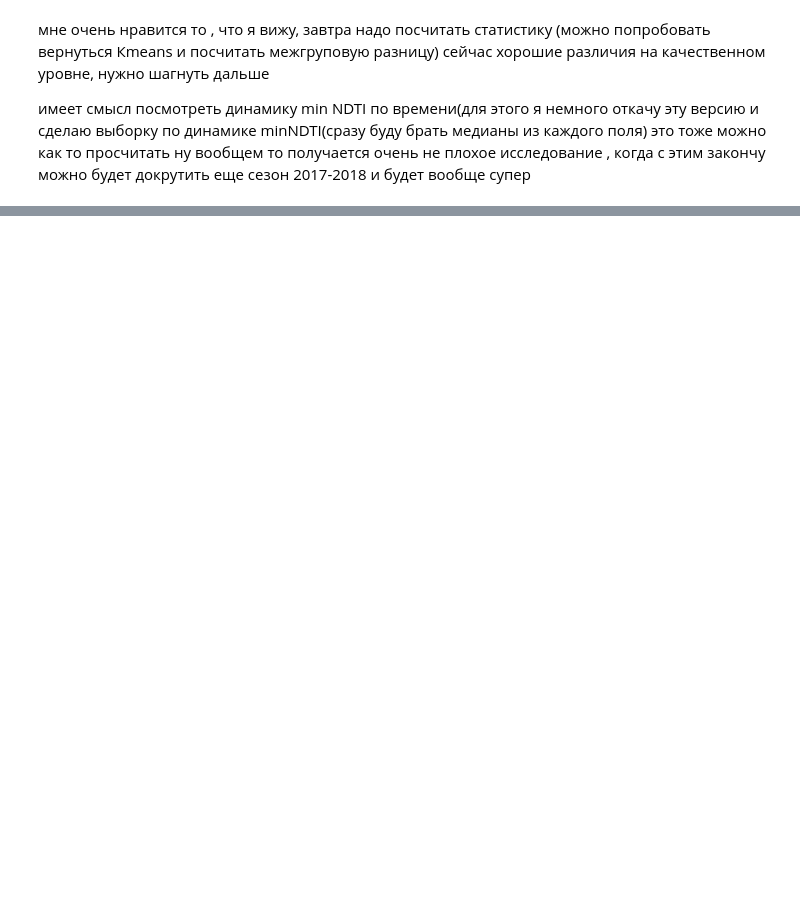
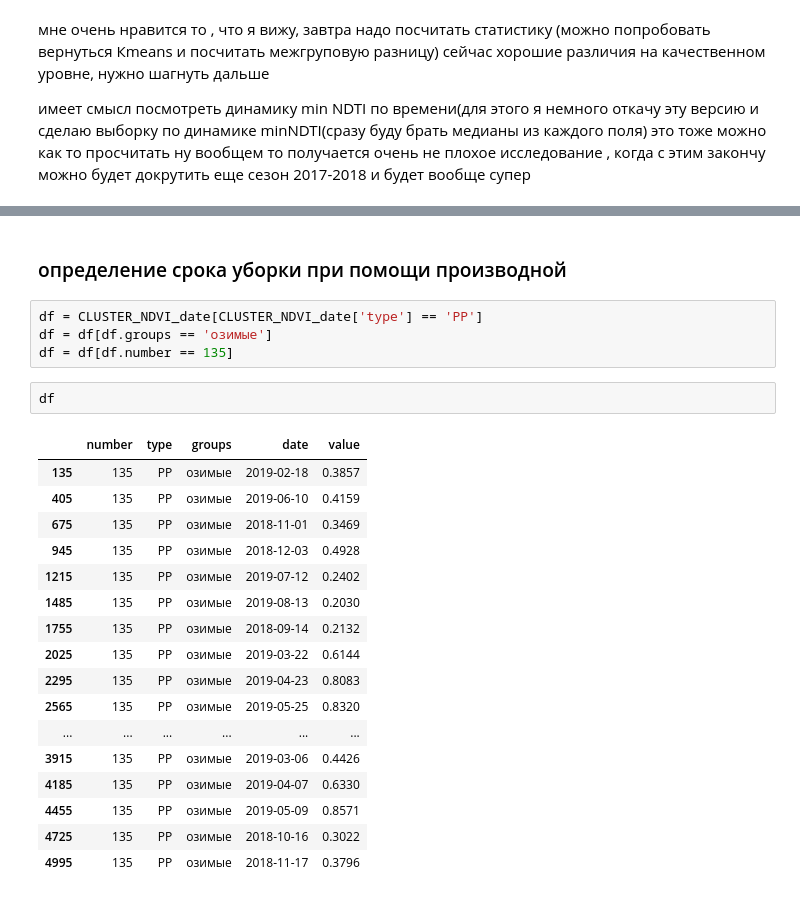
Before and after one commit to hukitoc94/Archangelskoe_NDTI_project, a Jupyter notebook: arhchan_project.ipynb, the cells around one changed output, grey strips where cells are left out. Saved outputs shown, nothing was run; the diff lists cells and outputs as text; blank space fills up the shorter version.

```diff
--- a/arhchan_project.ipynb
+++ b/arhchan_project.ipynb
@@ -345,0 +324,26 @@ d = df['date'][df['GRADIEN'] == df['GRADIEN'].max()]
+# %% [markdown]
+### определение срока уборки при помощи производной
+# %%
+df = CLUSTER_NDVI_date[CLUSTER_NDVI_date['type'] == 'PP']
+df = df[df.groups == 'озимые']
+df = df[df.number == 135]
+# %%
+df
+# %% [output]
+|  | number | type | groups | date | value |
+| 135 | 135 | PP | озимые | 2019-02-18 | 0.3857 |
+| 405 | 135 | PP | озимые | 2019-06-10 | 0.4159 |
+| 675 | 135 | PP | озимые | 2018-11-01 | 0.3469 |
+| 945 | 135 | PP | озимые | 2018-12-03 | 0.4928 |
+| 1215 | 135 | PP | озимые | 2019-07-12 | 0.2402 |
+| 1485 | 135 | PP | озимые | 2019-08-13 | 0.2030 |
+| 1755 | 135 | PP | озимые | 2018-09-14 | 0.2132 |
+| 2025 | 135 | PP | озимые | 2019-03-22 | 0.6144 |
+| 2295 | 135 | PP | озимые | 2019-04-23 | 0.8083 |
+| 2565 | 135 | PP | озимые | 2019-05-25 | 0.8320 |
+| ... | ... | ... | ... | ... | ... |
+| 3915 | 135 | PP | озимые | 2019-03-06 | 0.4426 |
+| 4185 | 135 | PP | озимые | 2019-04-07 | 0.6330 |
+| 4455 | 135 | PP | озимые | 2019-05-09 | 0.8571 |
+| 4725 | 135 | PP | озимые | 2018-10-16 | 0.3022 |
+| 4995 | 135 | PP | озимые | 2018-11-17 | 0.3796 |
```
Also changed, not shown: parts of 24 cells of this notebook, 2 other files.
